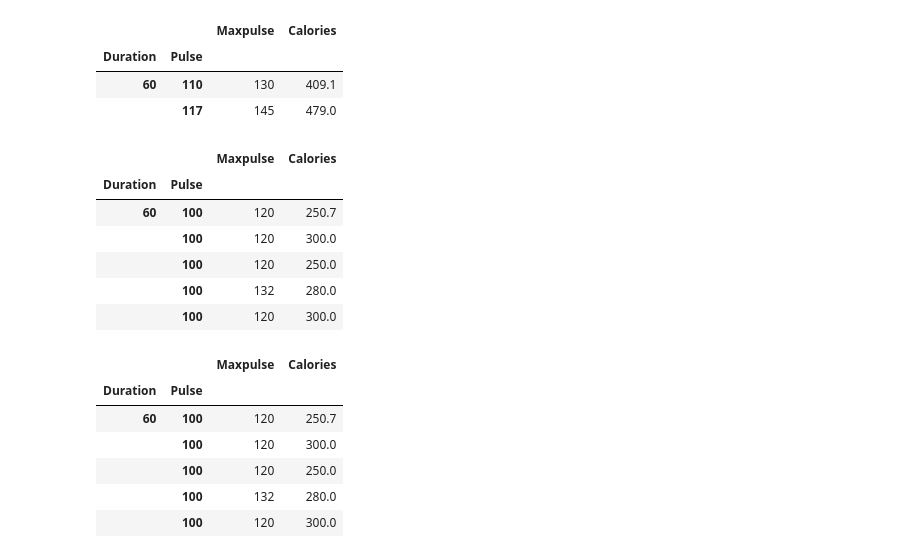
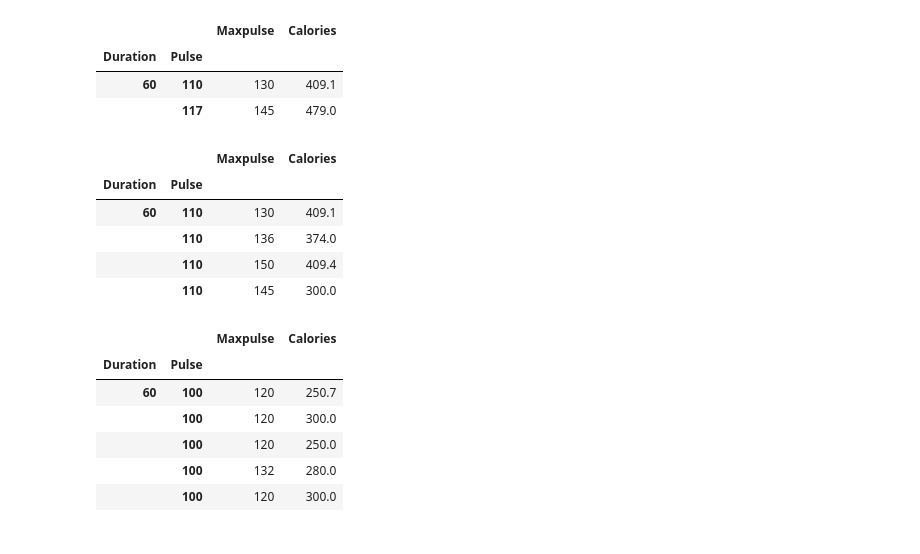
Before and after one commit to waqarkhan1000/Numpy-Panda, a Jupyter notebook: Pandas.ipynb, the cells around one changed output. Saved outputs shown, nothing was run; the diff lists cells and outputs as text; code cells hidden in the pictures.

```diff
--- a/Pandas.ipynb
+++ b/Pandas.ipynb
@@ -357,7 +408,7 @@ df[df['duration']<=45].dropna().head(2)  #same as above
 | 4 | 45 | 117 | 148 | 406.0 |
 # %%
 #Indexing a dataframe
-df = pd.read_csv('/content/data.csv',index_col=0)
+df = pd.read_csv('data.csv',index_col=0)
 df.head(2)
 # %% [output]
 |  | Pulse | Maxpulse | Calories |
@@ -393,13 +448,12 @@ new_df.head(2)
 # %%
-new_df.loc[60,100].head()
+new_df.loc[60,110].head()
 # %% [output]
 |  |  | Maxpulse | Calories |
 | Duration | Pulse |  |  |
-| 60 | 100 | 120 | 250.7 |
-|  | 100 | 120 | 300.0 |
-|  | 100 | 120 | 250.0 |
-|  | 100 | 132 | 280.0 |
-|  | 100 | 120 | 300.0 |
+| 60 | 110 | 130 | 409.1 |
+|  | 110 | 136 | 374.0 |
+|  | 110 | 150 | 409.4 |
+|  | 110 | 145 | 300.0 |
 # %%
 new_df.loc[[(60,100),(60,110)]]
 # %% [output]
```
Also changed, not shown: parts of 37 cells of this notebook, 2 other files.
